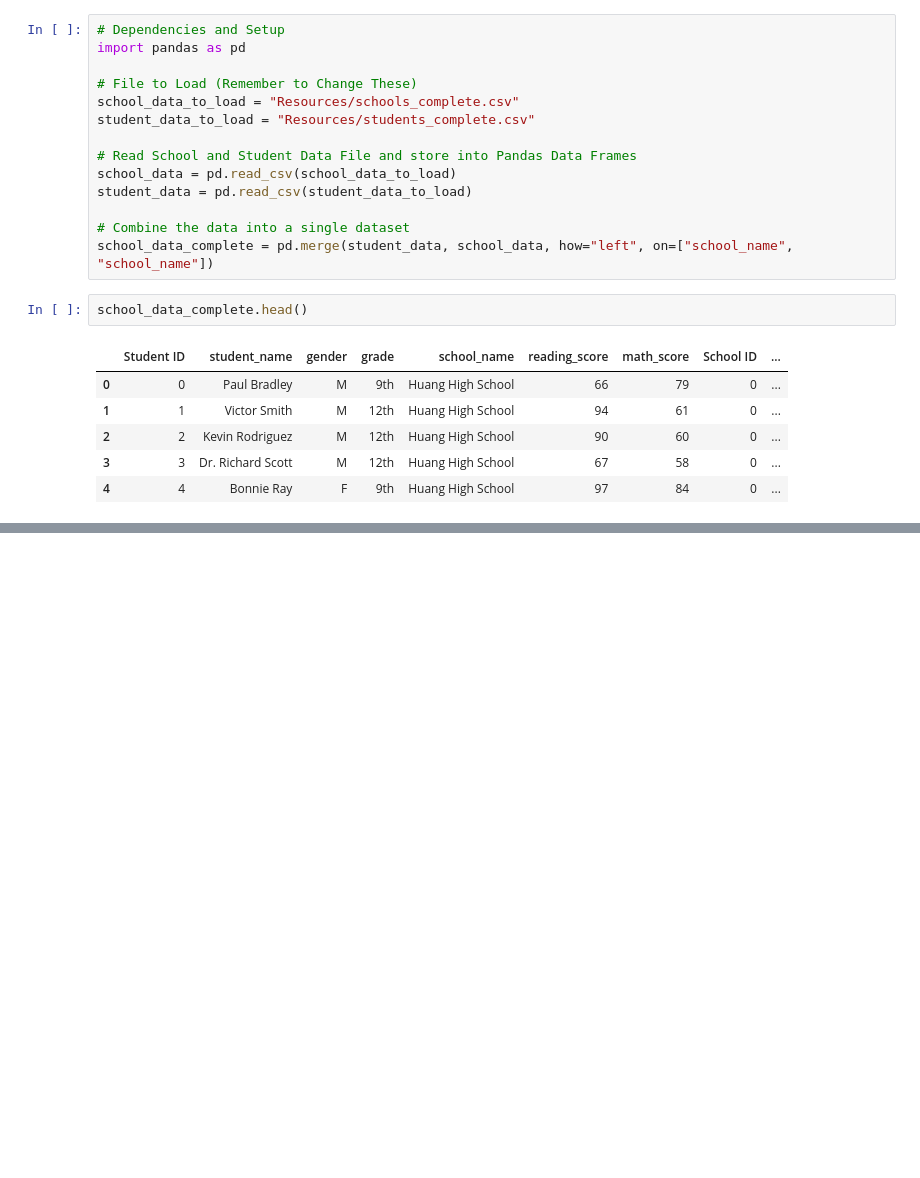
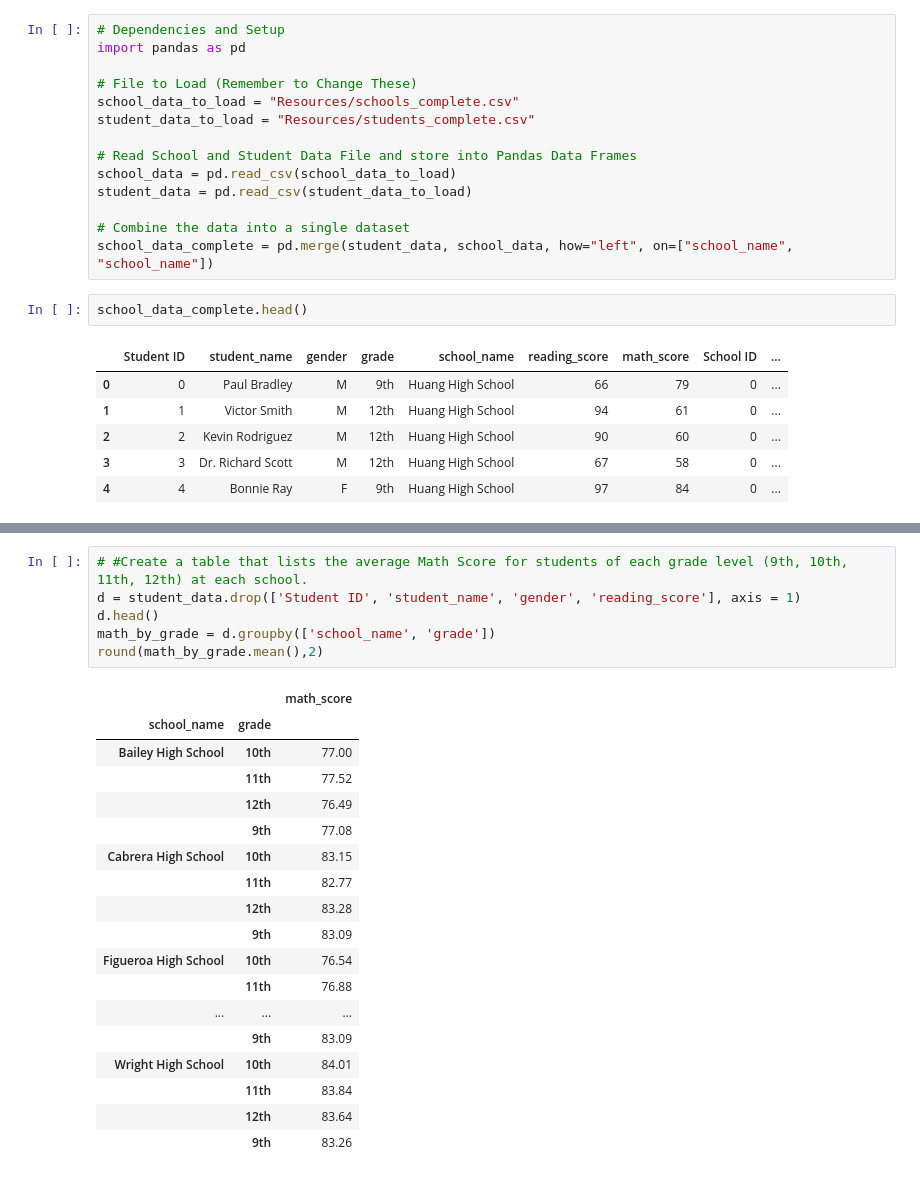
Before and after one commit to cfhornung/pandas-challenge, a Jupyter notebook: PyCitySchools/Education.ipynb, the cells around one changed output, grey strips where cells are left out. Saved outputs shown, nothing was run; the diff lists cells and outputs as text; blank space fills up the shorter version.

```diff
--- a/PyCitySchools/Education.ipynb
+++ b/PyCitySchools/Education.ipynb
@@ -132,0 +222,25 @@ schools.count().head(15)
+# %%
+# #Create a table that lists the average Math Score for students of each grade level (9th, 10th, 11th, 12th) at each school.
+d = student_data.drop(['Student ID', 'student_name', 'gender', 'reading_score'], axis = 1)
+d.head()
+math_by_grade = d.groupby(['school_name', 'grade'])
+round(math_by_grade.mean(),2)
+# %% [output]
+|  |  | math_score |
+| school_name | grade |  |
+| Bailey High School | 10th | 77.00 |
+|  | 11th | 77.52 |
+|  | 12th | 76.49 |
+|  | 9th | 77.08 |
+| Cabrera High School | 10th | 83.15 |
+|  | 11th | 82.77 |
+|  | 12th | 83.28 |
+|  | 9th | 83.09 |
+| Figueroa High School | 10th | 76.54 |
+|  | 11th | 76.88 |
+| ... | ... | ... |
+|  | 9th | 83.09 |
+| Wright High School | 10th | 84.01 |
+|  | 11th | 83.84 |
+|  | 12th | 83.64 |
+|  | 9th | 83.26 |
```
Also changed, not shown: parts of 10 cells of this notebook.
